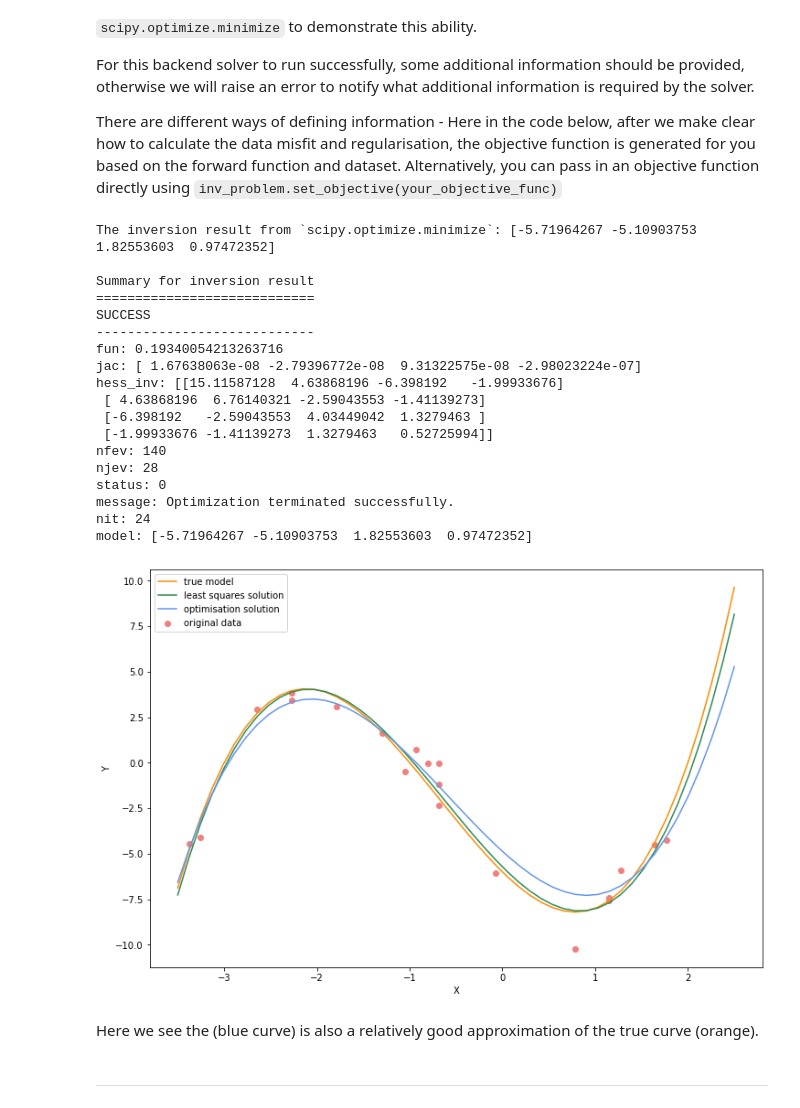
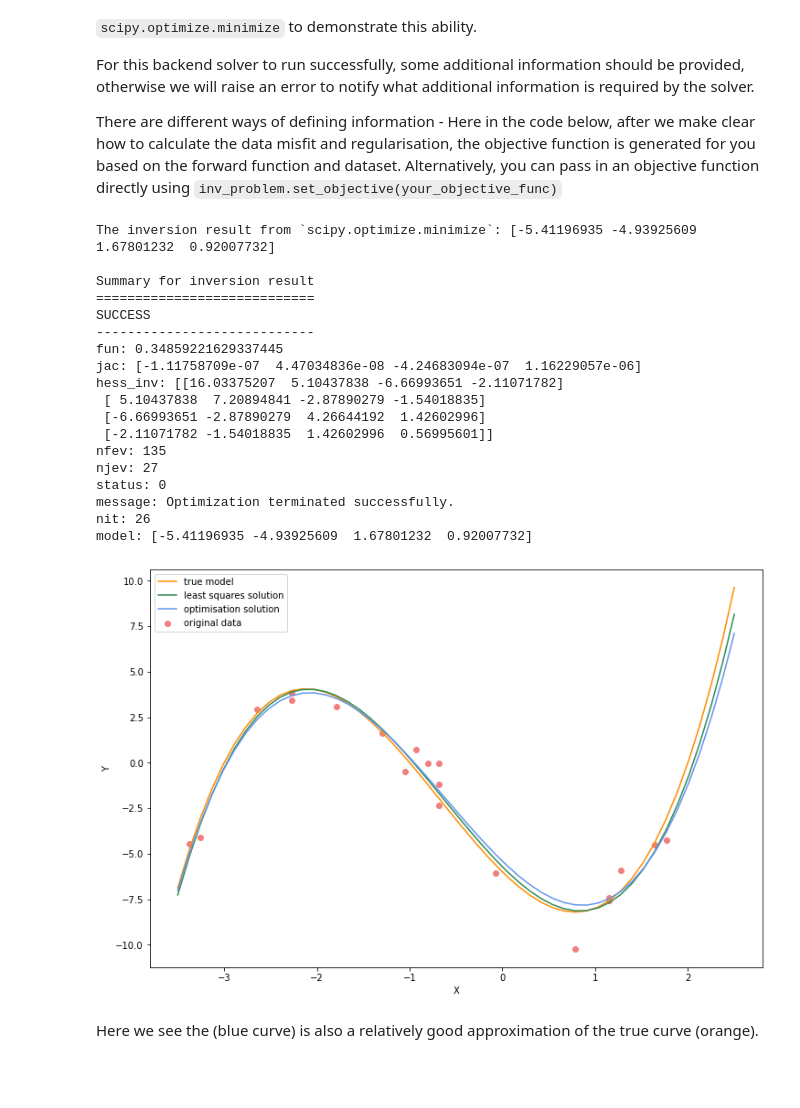
Before and after one commit to inlab-geo/espresso, a Jupyter notebook: notebooks/linear_regression.ipynb, the cells around one changed output. Cells and saved outputs as stored; diff of their text form; code cells hidden in the pictures; blank space fills up the shorter version.

```diff
--- a/notebooks/linear_regression.ipynb
+++ b/notebooks/linear_regression.ipynb
@@ -324,6 +324,7 @@ np.random.seed(42)
 _m_true = np.array([-6,-5,2,1])                                            # m
 _sample_size = 20                                                          # N
 x = np.random.choice(np.linspace(-3.5,2.5), size=_sample_size)             # x
+basis_func = lambda x: np.array([x**i for i in range(4)]).T               # x -> G
 forward_func = lambda m: (np.array([x**i for i in range(4)]).T) @ m        # m -> y_synthetic
 y_observed = forward_func(_m_true) + np.random.normal(0,1,_sample_size)    # d
 
@@ -331,7 +332,6 @@ y_observed = forward_func(_m_true) + np.random.normal(0,1,_sample_size)    # d
 inv_problem = BaseProblem()
 inv_problem.name = "Polynomial Regression"
 inv_problem.set_dataset(x, y_observed)
-inv_problem.set_forward(forward_func)
 inv_problem.set_jacobian(basis_func(x))
 
 ######## Specify how you'd like the inversion to run (via an `InversionOptions`)
@@ -372,8 +372,9 @@ can pass in an objective function directly using `inv_problem.set_objective(your
 # %%
 ######## Provide additional information
 inv_problem.set_initial_model(np.ones(4))
+inv_problem.set_forward(forward_func)
 inv_problem.set_data_misfit("L2")
-inv_problem.set_regularisation("L2", 0)
+inv_problem.set_regularisation(2, 0.02)
 
 ######## Set a different tool
 inv_options_2 = InversionOptions()
@@ -387,41 +388,40 @@ inv_result_2 = inv_2.run()
 print(f"The inversion result from `scipy.optimize.minimize`: {inv_result_2.model}\n")
 inv_result_2.summary()
 # %% [output]
-The inversion result from `scipy.optimize.minimize`: [-5.71964267 -5.10903753  1.82553603  0.97472352]
+The inversion result from `scipy.optimize.minimize`: [-5.41196935 -4.93925609  1.67801232  0.92007732]
 
 Summary for inversion result
 ============================
 SUCCESS
 ----------------------------
-fun: 0.19340054213263716
-jac: [ 1.67638063e-08 -2.79396772e-08  9.31322575e-08 -2.98023224e-07]
-hess_inv: [[15.11587128  4.63868196 -6.398192   -1.99933676]
- [ 4.63868196  6.76140321 -2.59043553 -1.41139273]
- [-6.398192   -2.59043553  4.03449042  1.3279463 ]
- [-1.99933676 -1.41139273  1.3279463   0.52725994]]
-nfev: 140
-njev: 28
+fun: 0.34859221629337445
+jac: [-1.11758709e-07  4.47034836e-08 -4.24683094e-07  1.16229057e-06]
+hess_inv: [[16.03375207  5.10437838 -6.66993651 -2.11071782]
+ [ 5.10437838  7.20894841 -2.87890279 -1.54018835]
+ [-6.66993651 -2.87890279  4.26644192  1.42602996]
+ [-2.11071782 -1.54018835  1.42602996  0.56995601]]
+nfev: 135
+njev: 27
 status: 0
 message: Optimization terminated successfully.
-nit: 24
-model: [-5.71964267 -5.10903753  1.82553603  0.97472352]
+nit: 26
+model: [-5.41196935 -4.93925609  1.67801232  0.92007732]
 # %%
 ######## Plot all together
 _x_plot = np.linspace(-3.5,2.5)
 _G_plot = basis_func(_x_plot)
 _y_plot = _G_plot @ _m_true
+_y_synth = _G_plot @ inv_result.model
 _y_synth_2 = _G_plot @ inv_result_2.model
 plt.figure(figsize=(12,8))
 plt.plot(_x_plot, _y_plot, color="darkorange", label="true model")
 plt.plot(_x_plot, _y_synth, color="seagreen", label="least squares solution")
 plt.plot(_x_plot, _y_synth_2, color="cornflowerblue", label="optimisation solution")
 plt.scatter(x, y_observed, color="lightcoral", label="original data")
 plt.xlabel("X")
 plt.ylabel("Y")
-_=plt.legend()
+plt.legend();
 # %% [output]
-[figure, old version]
+[figure, new version]
 # %% [markdown]
 Here we see the  (blue curve) is also a relatively good approximation of the true curve (orange).
-# %% [markdown]
----
```
Also changed, not shown: parts of 5 cells of this notebook, 1 other file.
